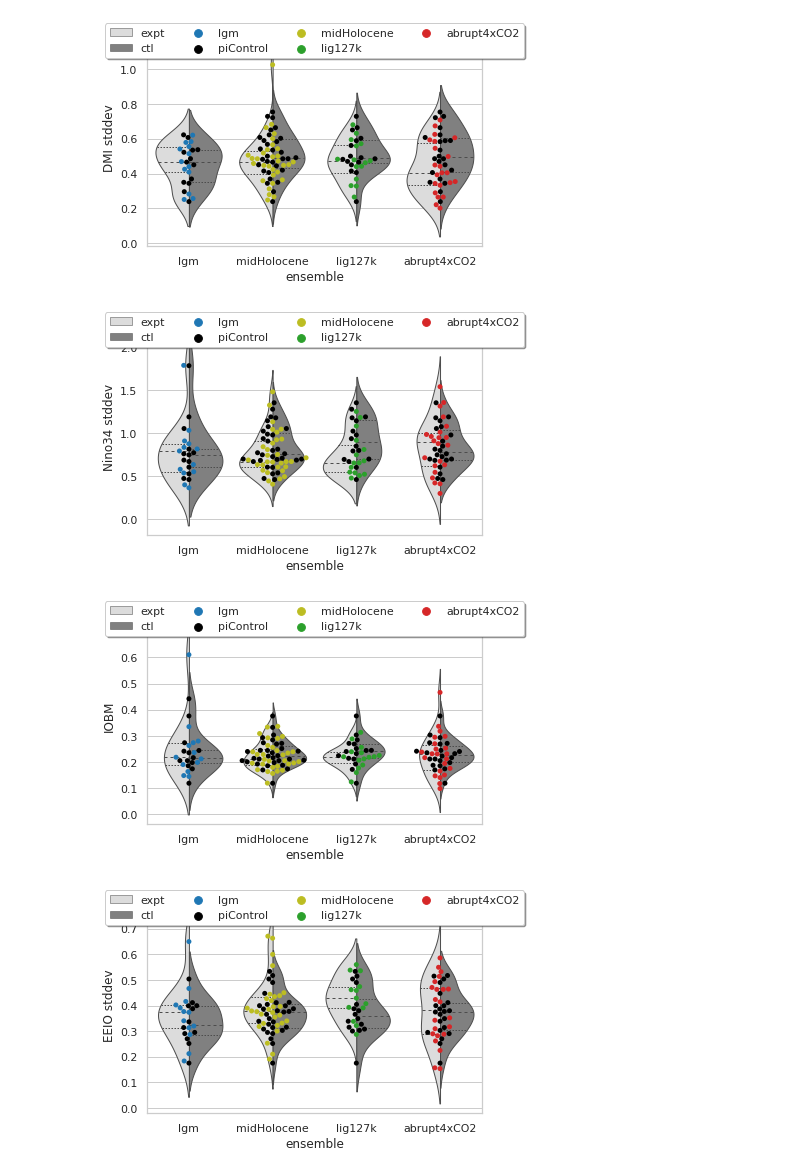
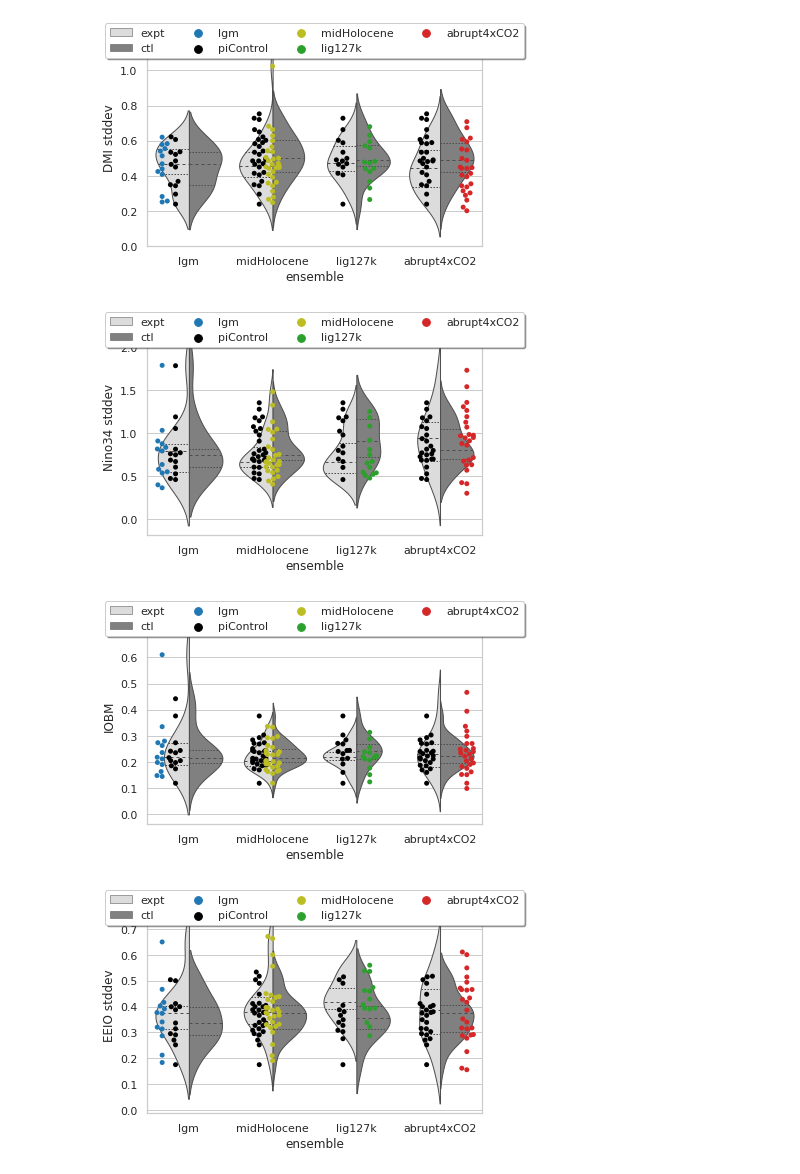
Before and after one commit to pmip4/IndianOceanVariability, a Jupyter notebook: violin_plots.ipynb, the cells around one changed output. Cells and saved outputs as stored; diff of their text form; code cells hidden in the pictures.

Commit message:
Updating the tidy numners file and assoc. figures

```diff
--- a/violin_plots.ipynb
+++ b/violin_plots.ipynb
@@ -57,52 +57,52 @@ all_ensembles=pd.concat([lgm,lgm_pis,midHolocene,midHolocene_pis,lig127k,lig127k
 # %%
 fig=plt.figure()
 palette={"piControl": "black", 'lgm':'tab:blue',
                              'midHolocene':'tab:olive',
                              'lig127k':'tab:green',
                              'abrupt4xCO2':'tab:red'}
 ax=fig.add_subplot(111)
 ax=sns.violinplot(data=all_ensembles, x="ensemble", y="DMI stddev", hue="run",
                split=True, inner="quart", linewidth=1,palette={'ctl':'gray','expt':'gainsboro'})
 ax=sns.swarmplot(x="ensemble", y="DMI stddev", hue="experiment",
-                   data=all_ensembles,palette=palette)
+                   data=all_ensembles,palette=palette,dodge=True)
 ax.legend(loc='upper center', bbox_to_anchor=(0.5, 1.05),
           ncol=4, fancybox=True, shadow=True)
 fig.savefig('plots/DMI.pdf')
 # %% [output]
-[figure, old version]
+[figure, new version]
 # %%
 fig=plt.figure()
 ax=fig.add_subplot(111)
 ax=sns.violinplot(data=all_ensembles, x="ensemble", y="Nino34 stddev", hue="run",
                split=True, inner="quart", linewidth=1,palette={'ctl':'gray','expt':'gainsboro'})
 ax=sns.swarmplot(x="ensemble", y="Nino34 stddev", hue="experiment",
-                   data=all_ensembles,palette=palette)
+                   data=all_ensembles,palette=palette,dodge=True)
 ax.legend(loc='upper center', bbox_to_anchor=(0.5, 1.05),
           ncol=4, fancybox=True, shadow=True)
 fig.savefig('plots/Nino34.pdf')
 # %% [output]
-[figure, old version]
+[figure, new version]
 # %%
 fig=plt.figure()
 ax=fig.add_subplot(111)
 ax=sns.violinplot(data=all_ensembles, x="ensemble", y="IOBM", hue="run",
                split=True, inner="quart", linewidth=1,palette={'ctl':'gray','expt':'gainsboro'})
 ax=sns.swarmplot(x="ensemble", y="IOBM", hue="experiment",
-                   data=all_ensembles,palette=palette)
+                   data=all_ensembles,palette=palette,dodge=True)
 ax.legend(loc='upper center', bbox_to_anchor=(0.5, 1.05),
           ncol=4, fancybox=True, shadow=True)
 fig.savefig('plots/IOBM.pdf')
 # %% [output]
-[figure, old version]
+[figure, new version]
 # %%
 fig=plt.figure()
 ax=fig.add_subplot(111)
 ax=sns.violinplot(data=all_ensembles, x="ensemble", y="EEIO stddev", hue="run",
                split=True, inner="quart", linewidth=1,palette={'ctl':'gray','expt':'gainsboro'})
 ax=sns.swarmplot(x="ensemble", y="EEIO stddev", hue="experiment",
-                   data=all_ensembles,palette=palette)
+                   data=all_ensembles,palette=palette,dodge=True)
 ax.legend(loc='upper center', bbox_to_anchor=(0.5, 1.05),
           ncol=4, fancybox=True, shadow=True)
 fig.savefig('plots/EEIO.pdf')
 # %% [output]
-[figure, old version]
+[figure, new version]
```
Also changed, not shown: 13 other files.
